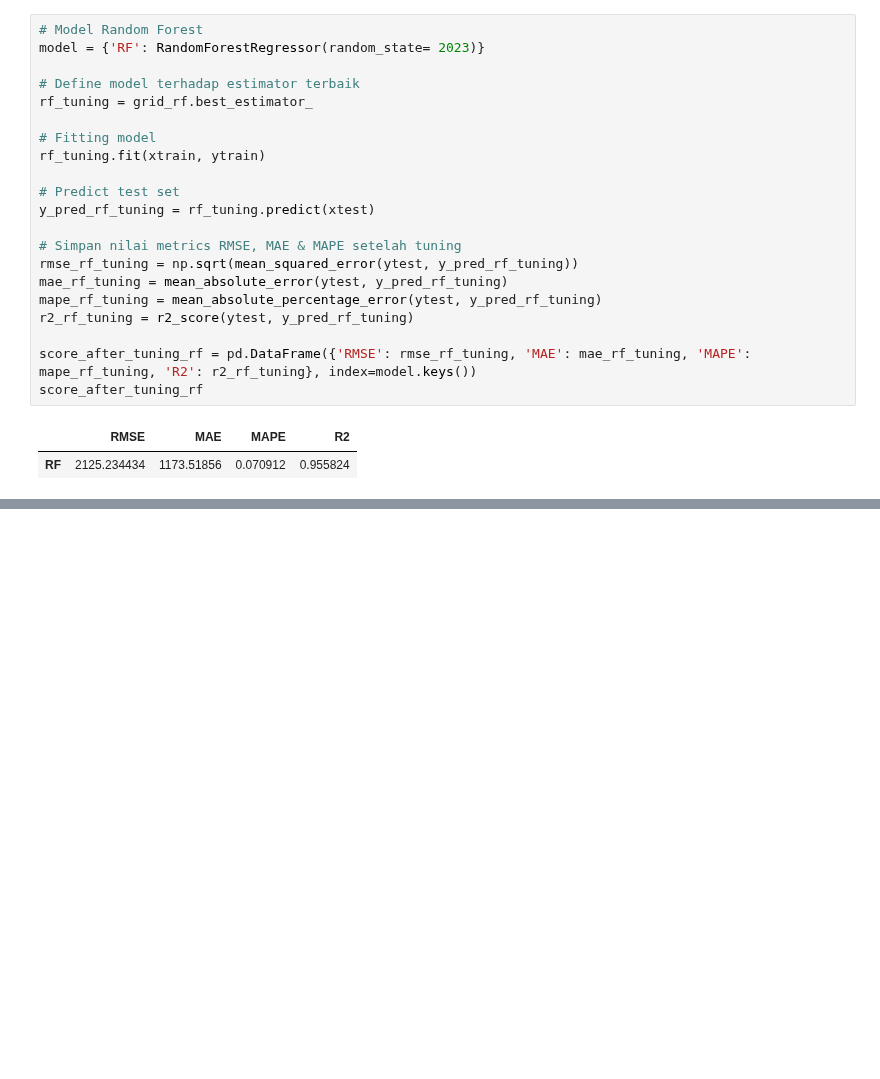
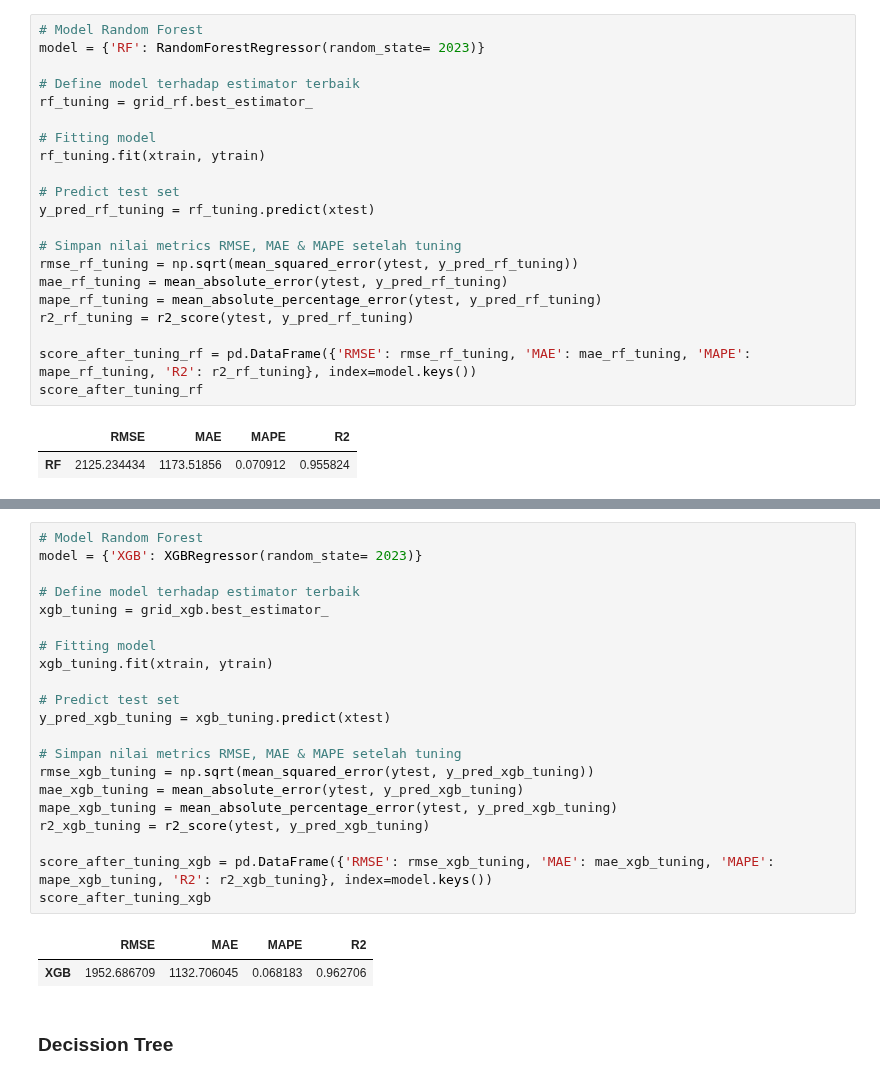
Before and after one commit to d-widyantama/ML-Regression-UsedCarsPrediction-finpro-alpha, a Jupyter notebook: 4. Modeling.ipynb, the cells around one changed output, grey strips where cells are left out. Drawn from its saved outputs; the diff is of its cells as text; blank space fills up the shorter version.

```diff
--- a/4. Modeling.ipynb
+++ b/4. Modeling.ipynb
@@ -371,0 +446,26 @@ score_after_tuning_rf
+# %%
+# Model Random Forest
+model = {'XGB': XGBRegressor(random_state= 2023)}
+
+# Define model terhadap estimator terbaik
+xgb_tuning = grid_xgb.best_estimator_
+
+# Fitting model
+xgb_tuning.fit(xtrain, ytrain)
+
+# Predict test set
+y_pred_xgb_tuning = xgb_tuning.predict(xtest)
+
+# Simpan nilai metrics RMSE, MAE & MAPE setelah tuning
+rmse_xgb_tuning = np.sqrt(mean_squared_error(ytest, y_pred_xgb_tuning))
+mae_xgb_tuning = mean_absolute_error(ytest, y_pred_xgb_tuning)
+mape_xgb_tuning = mean_absolute_percentage_error(ytest, y_pred_xgb_tuning)
+r2_xgb_tuning = r2_score(ytest, y_pred_xgb_tuning)
+
+score_after_tuning_xgb = pd.DataFrame({'RMSE': rmse_xgb_tuning, 'MAE': mae_xgb_tuning, 'MAPE': mape_xgb_tuning, 'R2': r2_xgb_tuning}, index=model.keys())
+score_after_tuning_xgb
+# %% [output]
+|  | RMSE | MAE | MAPE | R2 |
+| XGB | 1952.686709 | 1132.706045 | 0.068183 | 0.962706 |
+# %% [markdown]
+### Decission Tree
```
Also changed, not shown: parts of 10 cells of this notebook.
